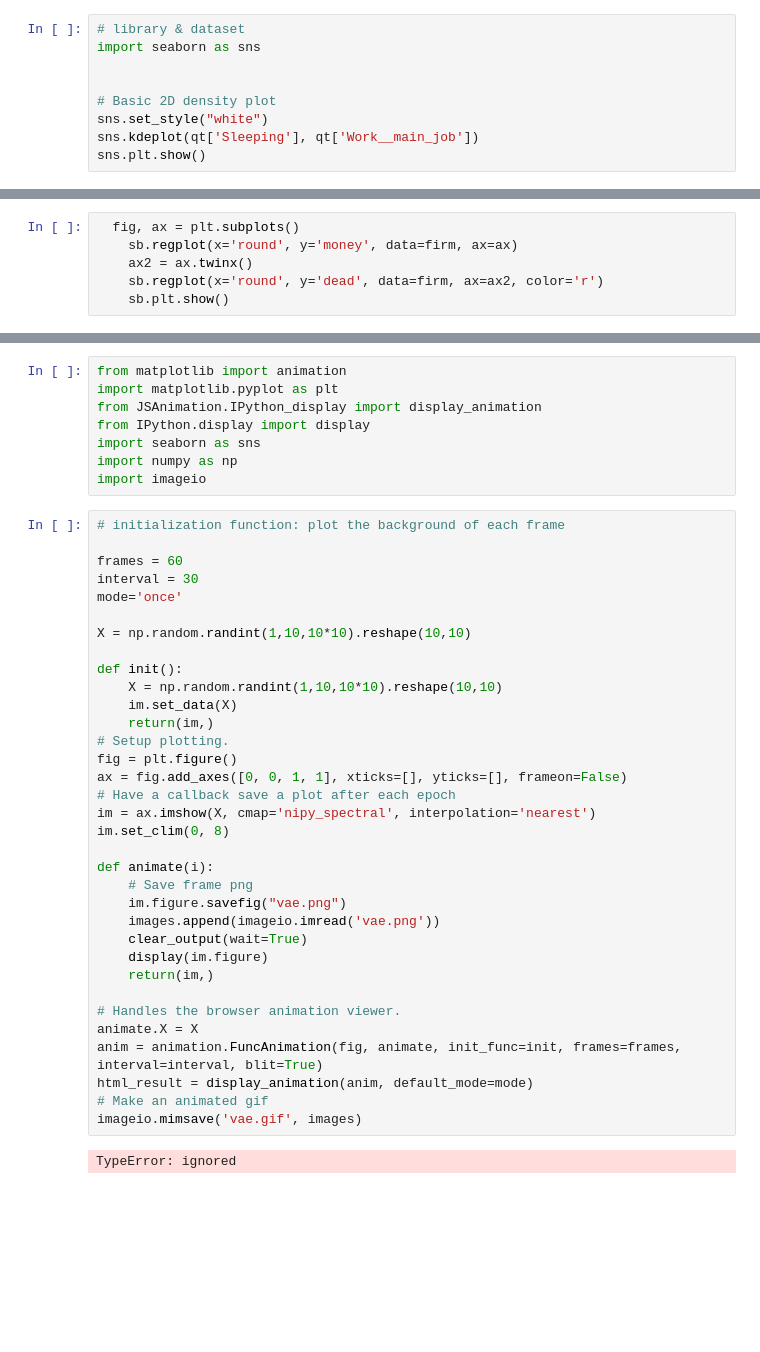
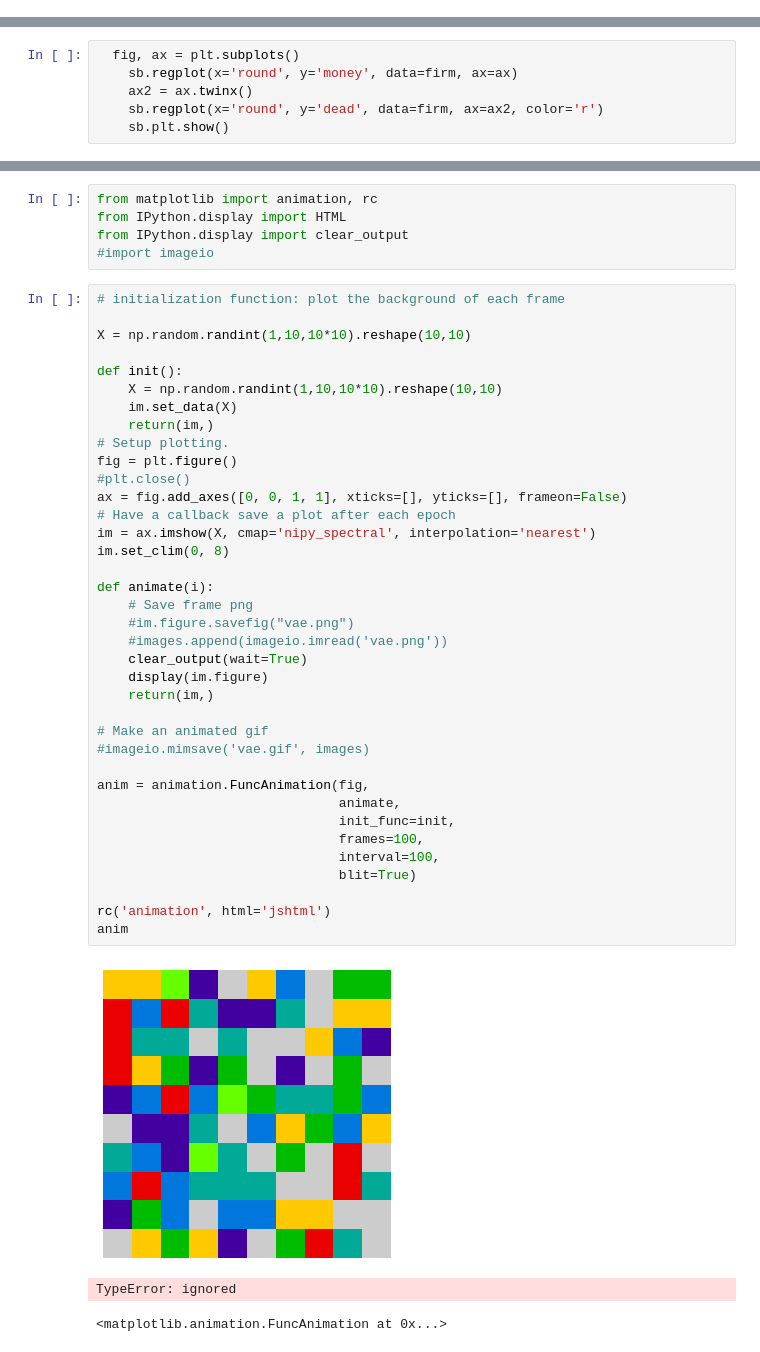
Before and after one commit to yaniv256/VAEs-in-Economics, a Jupyter notebook: Notebooks/Time_use_shares_with_vaes_plotting_js_animation.ipynb, the cells around one changed output, grey strips where cells are left out. Cells and saved outputs as stored; diff of their text form; blank space fills up the shorter version.

```diff
--- a/Notebooks/Time_use_shares_with_vaes_plotting_js_animation.ipynb
+++ b/Notebooks/Time_use_shares_with_vaes_plotting_js_animation.ipynb
@@ -416,12 +416,3 @@ files.download('decoder.data-00000-of-00002')
 files.download('decoder.data-00001-of-00002')
 # %%
 files.download('checkpoint')
-# %%
-# library & dataset
-import seaborn as sns
-
-
-# Basic 2D density plot
-sns.set_style("white")
-sns.kdeplot(qt['Sleeping'], qt['Work__main_job'])
-sns.plt.show()
@@ -557,44 +466,46 @@ Successfully installed animation-0.0.6
 # %%
-from matplotlib import animation
-import matplotlib.pyplot as plt
-from JSAnimation.IPython_display import display_animation
-from IPython.display import display
-import seaborn as sns
-import numpy as np
-import imageio
+from matplotlib import animation, rc
+from IPython.display import HTML
+from IPython.display import clear_output
+#import imageio
 # %%
 # initialization function: plot the background of each frame
-
-frames = 60
-interval = 30
-mode='once'
 
 X = np.random.randint(1,10,10*10).reshape(10,10)
 
 def init():
     X = np.random.randint(1,10,10*10).reshape(10,10)
     im.set_data(X)
     return(im,)
 # Setup plotting.
 fig = plt.figure()
+#plt.close()
 ax = fig.add_axes([0, 0, 1, 1], xticks=[], yticks=[], frameon=False)
 # Have a callback save a plot after each epoch
 im = ax.imshow(X, cmap='nipy_spectral', interpolation='nearest')
 im.set_clim(0, 8)
 
 def animate(i):
     # Save frame png
-    im.figure.savefig("vae.png")
-    images.append(imageio.imread('vae.png'))
+    #im.figure.savefig("vae.png")
+    #images.append(imageio.imread('vae.png'))
     clear_output(wait=True)
     display(im.figure)
     return(im,)
 
-# Handles the browser animation viewer.
-animate.X = X
-anim = animation.FuncAnimation(fig, animate, init_func=init, frames=frames, interval=interval, blit=True)
-html_result = display_animation(anim, default_mode=mode)
 # Make an animated gif
-imageio.mimsave('vae.gif', images)
+#imageio.mimsave('vae.gif', images)
+
+anim = animation.FuncAnimation(fig,
+                               animate,
+                               init_func=init,
+                               frames=100,
+                               interval=100,
+                               blit=True)
+
+rc('animation', html='jshtml')
+anim
 # %% [output]
+[figure, added]
 TypeError: ignored
+<matplotlib.animation.FuncAnimation at 0x...>
```
Also changed, not shown: parts of 21 cells of this notebook.
